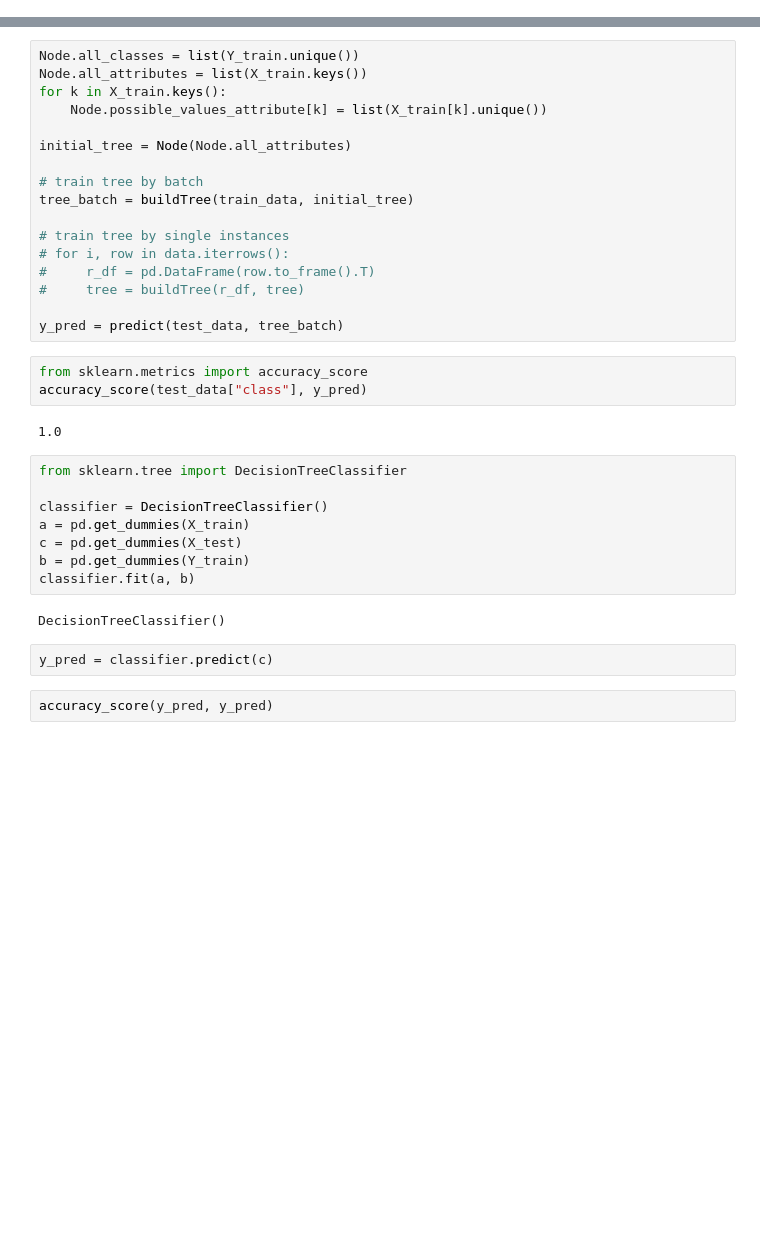
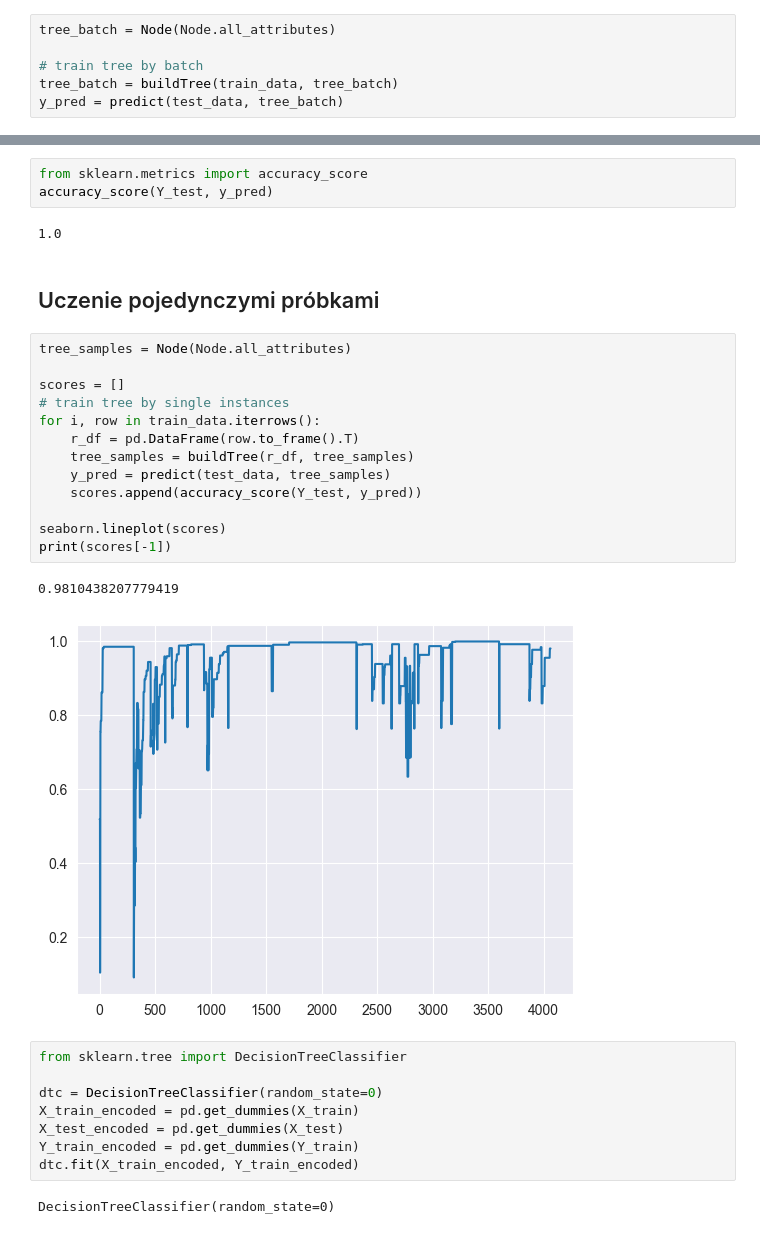
Before and after one commit to WojciechGierulski/UMA_23L, a Jupyter notebook: notebook.ipynb, the cells around one changed output, grey strips where cells are left out. Cells and saved outputs as stored; diff of their text form; blank space fills up the shorter version.

Commit message:
sample trening

```diff
--- a/notebook.ipynb
+++ b/notebook.ipynb
@@ -17,0 +27,6 @@ seaborn.histplot(data["class"])
+# %%
+tree_batch = Node(Node.all_attributes)
+
+# train tree by batch
+tree_batch = buildTree(train_data, tree_batch)
+y_pred = predict(test_data, tree_batch)
@@ -18,36 +37,33 @@ seaborn.histplot(data["class"])
+# %%
+from sklearn.metrics import accuracy_score
+accuracy_score(Y_test, y_pred)
+# %% [output]
+1.0
+# %% [markdown]
+## Uczenie pojedynczymi próbkami
 # %%
-Node.all_classes = list(Y_train.unique())
-Node.all_attributes = list(X_train.keys())
-for k in X_train.keys():
-    Node.possible_values_attribute[k] = list(X_train[k].unique())
+tree_samples = Node(Node.all_attributes)
 
-initial_tree = Node(Node.all_attributes)
+scores = []
+# train tree by single instances
+for i, row in train_data.iterrows():
+    r_df = pd.DataFrame(row.to_frame().T)
+    tree_samples = buildTree(r_df, tree_samples)
+    y_pred = predict(test_data, tree_samples)
+    scores.append(accuracy_score(Y_test, y_pred))
 
-# train tree by batch
-tree_batch = buildTree(train_data, initial_tree)
-
-# train tree by single instances
-# for i, row in data.iterrows():
-#     r_df = pd.DataFrame(row.to_frame().T)
-#     tree = buildTree(r_df, tree)
-
-y_pred = predict(test_data, tree_batch)
+seaborn.lineplot(scores)
+print(scores[-1])
+# %% [output]
+0.9810438207779419
+[figure, added]
-# %%
-from sklearn.metrics import accuracy_score
-accuracy_score(test_data["class"], y_pred)
-# %% [output]
-1.0
 # %%
 from sklearn.tree import DecisionTreeClassifier
 
-classifier = DecisionTreeClassifier()
-a = pd.get_dummies(X_train)
-c = pd.get_dummies(X_test)
-b = pd.get_dummies(Y_train)
-classifier.fit(a, b)
+dtc = DecisionTreeClassifier(random_state=0)
+X_train_encoded = pd.get_dummies(X_train)
+X_test_encoded = pd.get_dummies(X_test)
+Y_train_encoded = pd.get_dummies(Y_train)
+dtc.fit(X_train_encoded, Y_train_encoded)
 # %% [output]
-DecisionTreeClassifier()
+DecisionTreeClassifier(random_state=0)
-# %%
-y_pred = classifier.predict(c)
-# %%
-accuracy_score(y_pred, y_pred)
```
Also changed, not shown: parts of 6 cells of this notebook.
